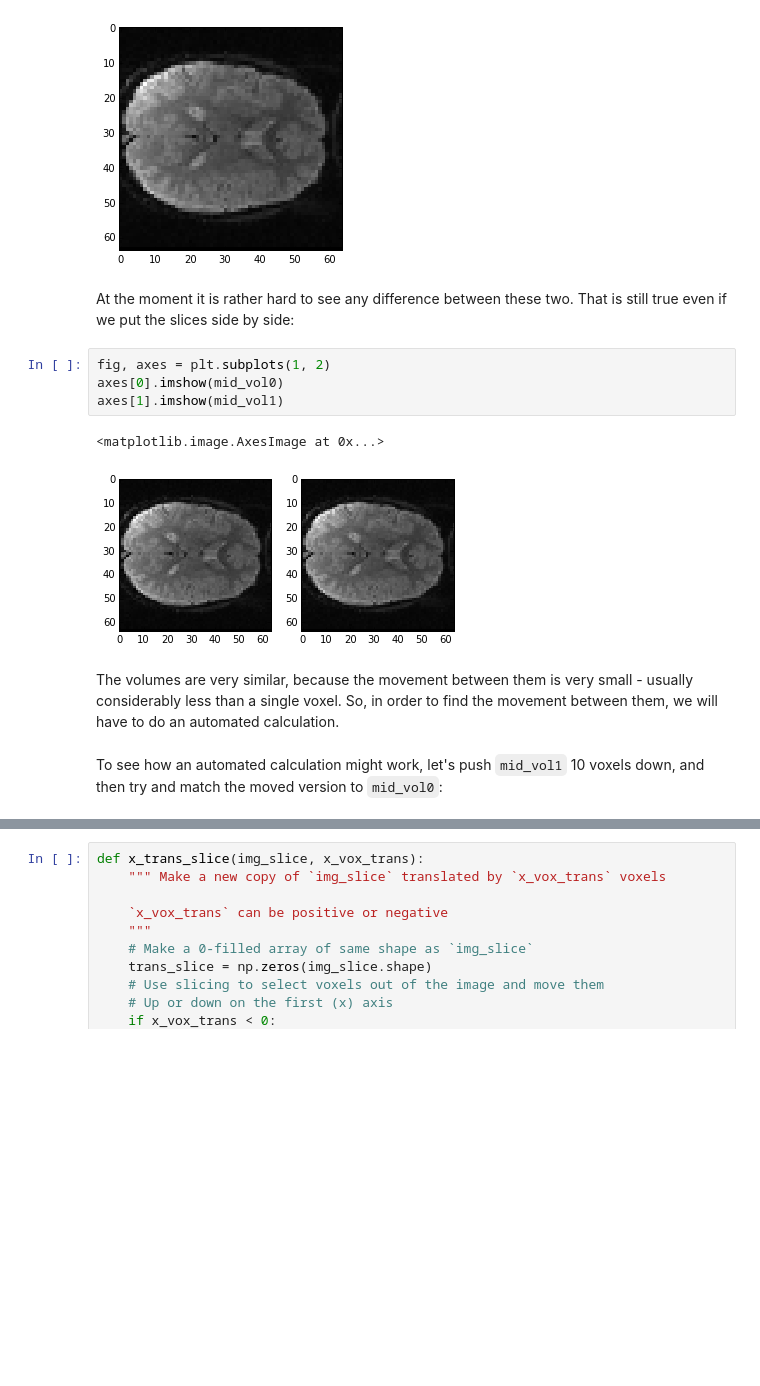
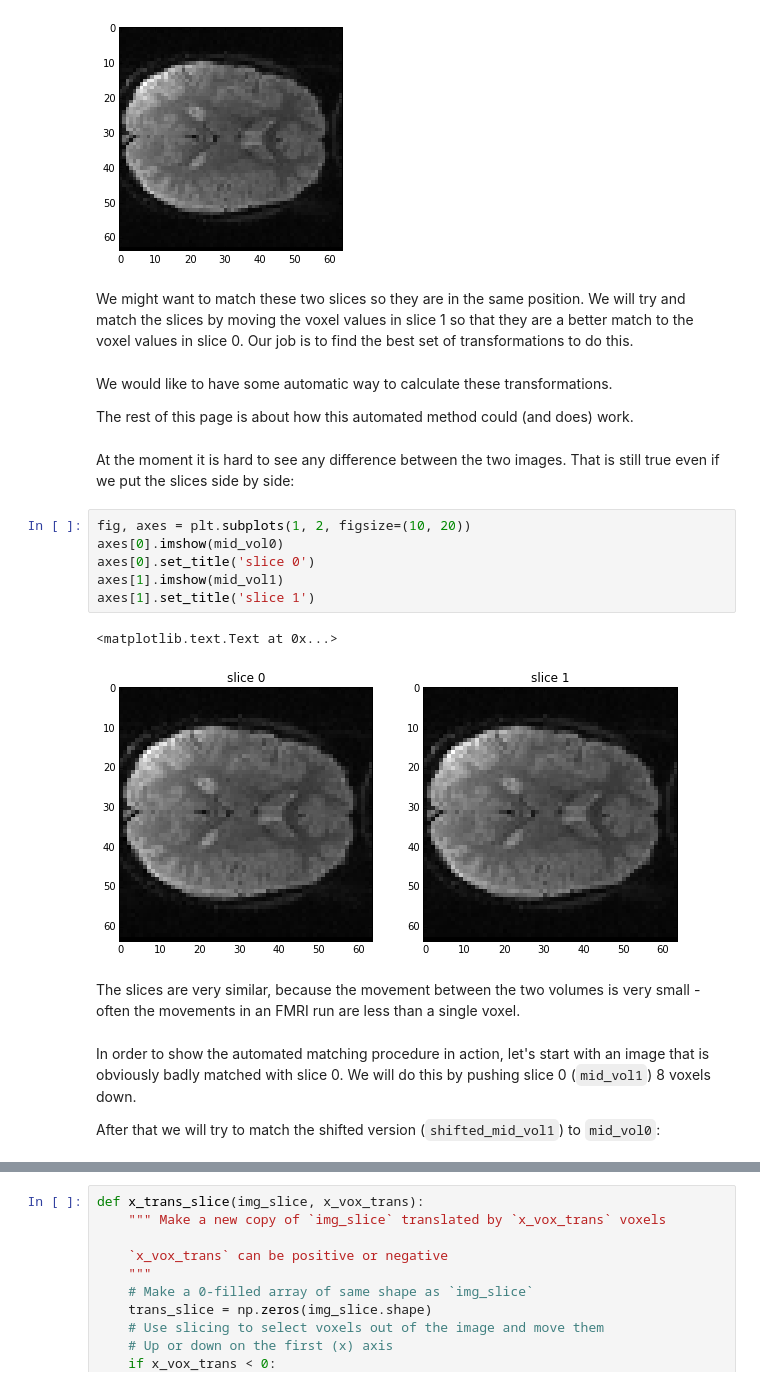
Before and after one commit to practical-neuroimaging/pna2015, a Jupyter notebook: day9/optimizing_space.ipynb, the cells around one changed output, grey strips where cells are left out. Saved outputs shown, nothing was run; the diff lists cells and outputs as text; blank space fills up the shorter version.

Commit message:
Rework of optimization notebook
Rethink what a 'cost function' is - the cost function is the thing being
minimized, not the similarity metric.

```diff
--- a/day9/optimizing_space.ipynb
+++ b/day9/optimizing_space.ipynb
@@ -60,18 +64,28 @@ plt.imshow(mid_vol1)
 # %% [output]
 <matplotlib.image.AxesImage at 0x...>
 [figure]
+# %% [markdown]
+We might want to match these two slices so they are in the same position.  We will try and match the slices by moving the voxel values in slice 1 so that they are a better match to the voxel values in slice 0.  Our job is to find the best set of transformations to do this.
+# %% [markdown]
+We would like to have some automatic way to calculate these transformations.
+
+The rest of this page is about how this automated method could (and does) work.
 # %% [markdown]
-At the moment it is rather hard to see any difference between these two.  That is still true even if we put the slices side by side:
+At the moment it is hard to see any difference between the two images.  That is still true even if we put the slices side by side:
 # %%
-fig, axes = plt.subplots(1, 2)
+fig, axes = plt.subplots(1, 2, figsize=(10, 20))
 axes[0].imshow(mid_vol0)
+axes[0].set_title('slice 0')
 axes[1].imshow(mid_vol1)
+axes[1].set_title('slice 1')
 # %% [output]
-<matplotlib.image.AxesImage at 0x...>
+<matplotlib.text.Text at 0x...>
-[figure, old version]
+[figure, new version]
 # %% [markdown]
-The volumes are very similar, because the movement between them is very small - usually considerably less than a single voxel.  So, in order to find the movement between them, we will have to do an automated calculation.
+The slices are very similar, because the movement between the two volumes is very small - often the movements in an FMRI run are less than a single voxel.
-# %% [markdown]
-To see how an automated calculation might work, let's push ``mid_vol1`` 10 voxels down, and then try and match the moved version to ``mid_vol0``:
+# %% [markdown]
+In order to show the automated matching procedure in action, let's start with an image that is obviously badly matched with slice 0.  We will do this by pushing slice 0 (`mid_vol1`) 8 voxels down.
+
+After that we will try to match the shifted version (`shifted_mid_vol1`) to ``mid_vol0``:
 # %%
 # Make slice full of zeros like mid_vol1 slice
```
Also changed, not shown: parts of 57 cells of this notebook.
